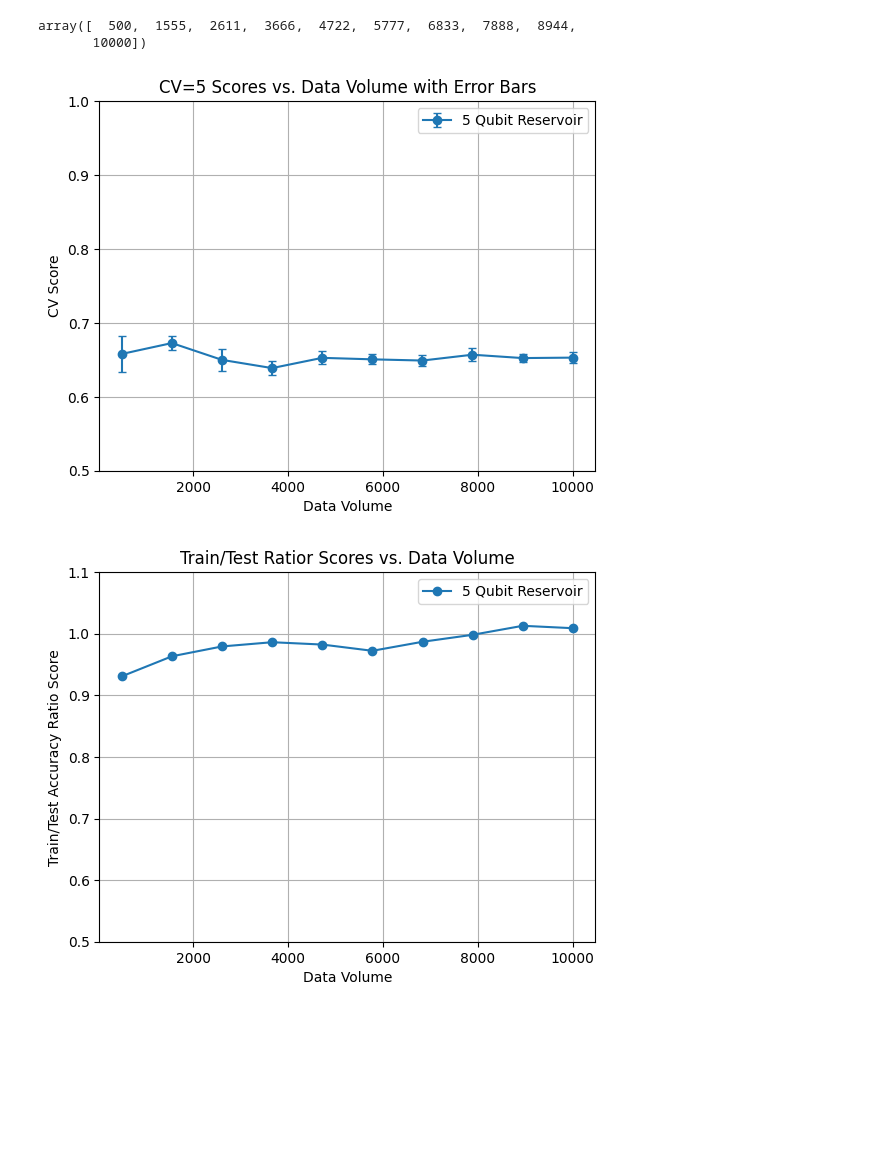
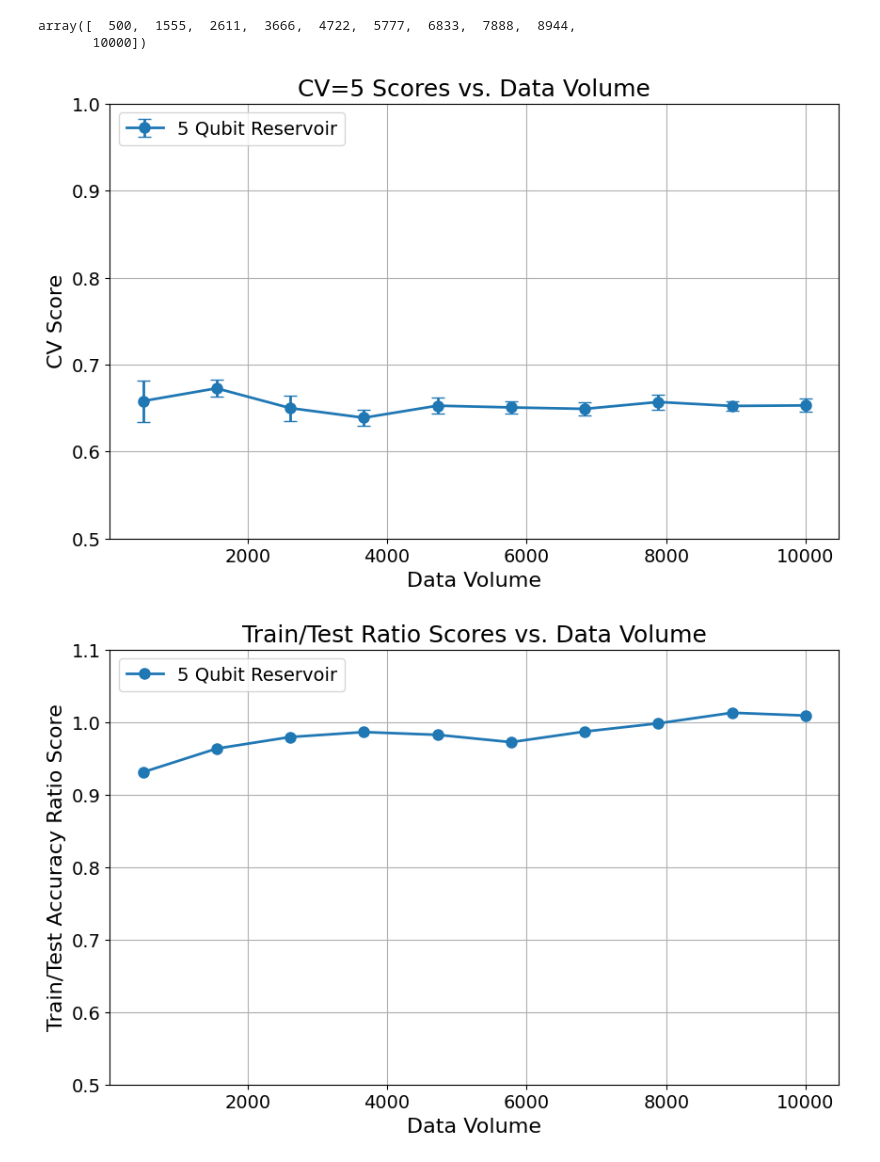
Before and after one commit to cirvine97/QuantumReservoir, a Jupyter notebook: data_volume_vs_performance.ipynb, the cells around one changed output. Cells and saved outputs as stored; diff of their text form; code cells hidden in the pictures; blank space fills up the shorter version.

```diff
--- a/data_volume_vs_performance.ipynb
+++ b/data_volume_vs_performance.ipynb
@@ -234,24 +260,48 @@ for sample_size in dataset_sample_sizes:
 five_qubit_cv_means = [np.mean(scores) for scores in five_qubit_cv_scores]
 five_qubit_cv_std = [np.std(scores)/np.sqrt(NUMBER_OF_CROSS_FOLDS) for scores in five_qubit_cv_scores]
 # %%
-plt.errorbar(dataset_sample_sizes, five_qubit_cv_means, yerr=five_qubit_cv_std, fmt='o-', capsize=3, label='5 Qubit Reservoir')
-plt.xlabel('Data Volume')
-plt.ylabel('CV Score')
+plt.figure(figsize=(10, 6))
+
+plt.errorbar(dataset_sample_sizes, five_qubit_cv_means, yerr=five_qubit_cv_std,
+             fmt='o-', capsize=5, label='5 Qubit Reservoir', linewidth=2, markersize=8)
+
+plt.xlabel('Data Volume', fontsize=16)
+plt.ylabel('CV Score', fontsize=16)
+
 plt.ylim([0.5, 1])
-plt.title(f'CV={NUMBER_OF_CROSS_FOLDS} Scores vs. Data Volume with Error Bars')
+
+plt.title(f'CV={NUMBER_OF_CROSS_FOLDS} Scores vs. Data Volume', fontsize=18)
+
 plt.grid(True)
-plt.legend()
+
+plt.legend(fontsize=14, loc='upper left')
+
+plt.xticks(fontsize=14)
+plt.yticks(fontsize=14)
+
 plt.show()
 # %% [output]
-[figure, old version]
+[figure, new version]
 # %%
-plt.plot(dataset_sample_sizes, five_test_train_accuracies, 'o-', label='5 Qubit Reservoir')
-plt.xlabel('Data Volume')
-plt.ylabel('Train/Test Accuracy Ratio Score')
-plt.ylim([.5,1.1])
-plt.title(f'Train/Test Ratior Scores vs. Data Volume')
+plt.figure(figsize=(10, 6))
+
+plt.plot(dataset_sample_sizes, five_test_train_accuracies, 'o-',
+         label='5 Qubit Reservoir', linewidth=2, markersize=8)
+
+plt.xlabel('Data Volume', fontsize=16)
+plt.ylabel('Train/Test Accuracy Ratio Score', fontsize=16)
+
+plt.ylim([0.5, 1.1])
+
+plt.title('Train/Test Ratio Scores vs. Data Volume', fontsize=18)
+
 plt.grid(True)
-plt.legend()
+
+plt.legend(fontsize=14, loc='upper left')
+
+plt.xticks(fontsize=14)
+plt.yticks(fontsize=14)
+
 plt.show()
 # %% [output]
-[figure, old version]
+[figure, new version]
```
Also changed, not shown: parts of 2 cells of this notebook.
